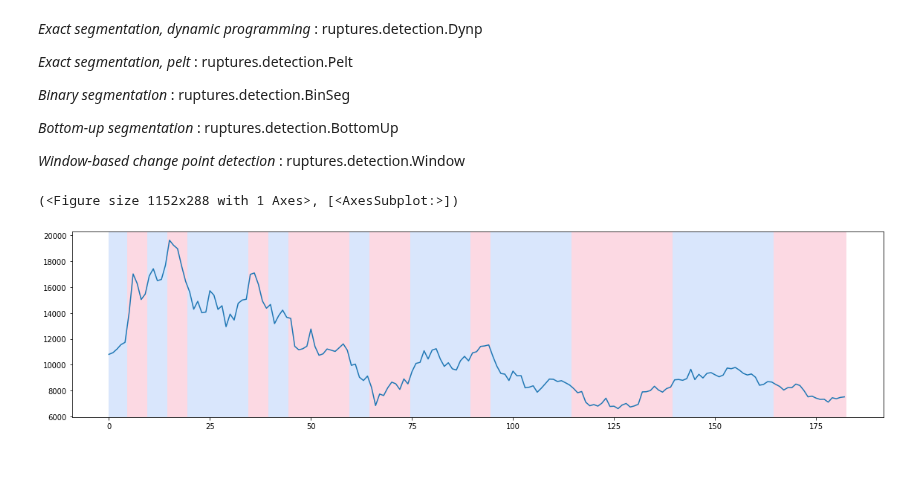
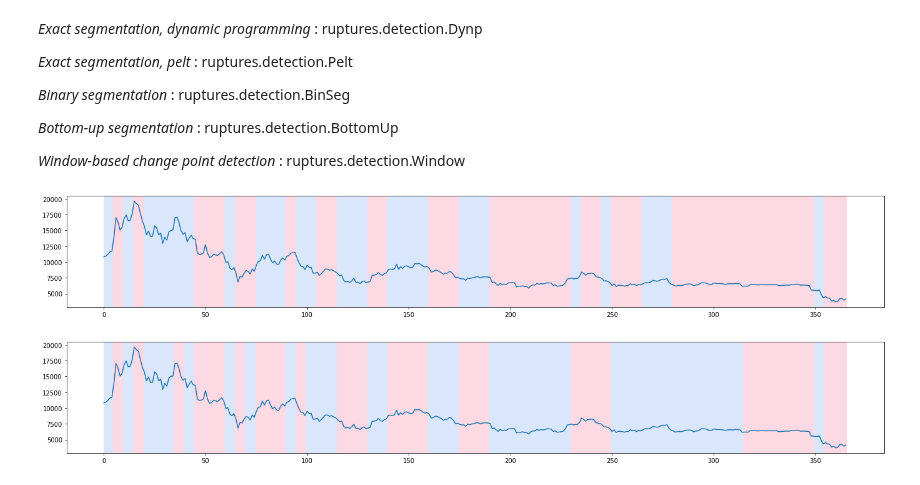
Before and after one commit to Massimo2003/BitcoinProject, a Jupyter notebook: COINMETRICS/RupturesMixComp.ipynb, the cells around one changed output. Cells and saved outputs as stored; diff of their text form; code cells hidden in the pictures.

```diff
--- a/COINMETRICS/RupturesMixComp.ipynb
+++ b/COINMETRICS/RupturesMixComp.ipynb
@@ -16,34 +16,10 @@ import pandas as pd
 *Bottom-up segmentation* :  ruptures.detection.BottomUp
 
 *Window-based change point detection* : ruptures.detection.Window
-# %%
-def get_df(csv):
-    df=pd.read_csv(csv,parse_dates=True)
-    #df=df.set_index('time')
-    return df
-def getpartialcsv(csv,date1,date2):
-    df=get_df(csv)
-    df=df.set_index('time')
-    newdf=df.loc[date1:date2,'PriceUSD']
-    newcsv=newdf.to_csv('PartialCSV.csv')
-    dffinal=get_df('PartialCSV.csv')
-    return dffinal
-# %%
-getpartialcsv('btc.csv',"2017-12-01","2018-06-01")
-signal = pd.read_csv('PartialCSV.csv')
-signal = signal['PriceUSD'].values
-signal = signal[-500:]
 # %%
-"""
-algo = rpt.Pelt(model="rbf").fit(signal)
-result = algo.predict(pen=10)
-# display
-rpt.display(signal,bkps)
-plt.show()
-"""
-algoDynp = rpt.Dynp(model="l2").fit(signal)
-resultDynp = algoDynp.predict(n_bkps=15)
-rpt.show.display(signal, resultDynp,figsize=(16, 4))
+def get_rptDynpGraph(date1,date2,bkps):
+    signal=getpartialcsv(date1,date2)
+    signal=signal['PriceUSD'].values
+    algoDynp = rpt.Dynp(model="l1").fit(signal)
+    resultDynp = algoDynp.predict(bkps)
+    rpt.show.display(signal, resultDynp,figsize=(19, 3))
-# %% [output]
-(<Figure size 1152x288 with 1 Axes>, [<AxesSubplot:>])
-[figure, removed]
@@ -50 +33,9 @@ rpt.show.display(signal, resultDynp,figsize=(16, 4))
+# %%
+get_rptDynpGraph("2017-12-01","2018-12-01",25)
+# %% [output]
+[figure, added]
+# %%
+get_rptBinseg("2017-12-01","2018-12-01",25)
+# %% [output]
+[figure, added]
 # %%
```
Also changed, not shown: parts of 6 cells of this notebook.
